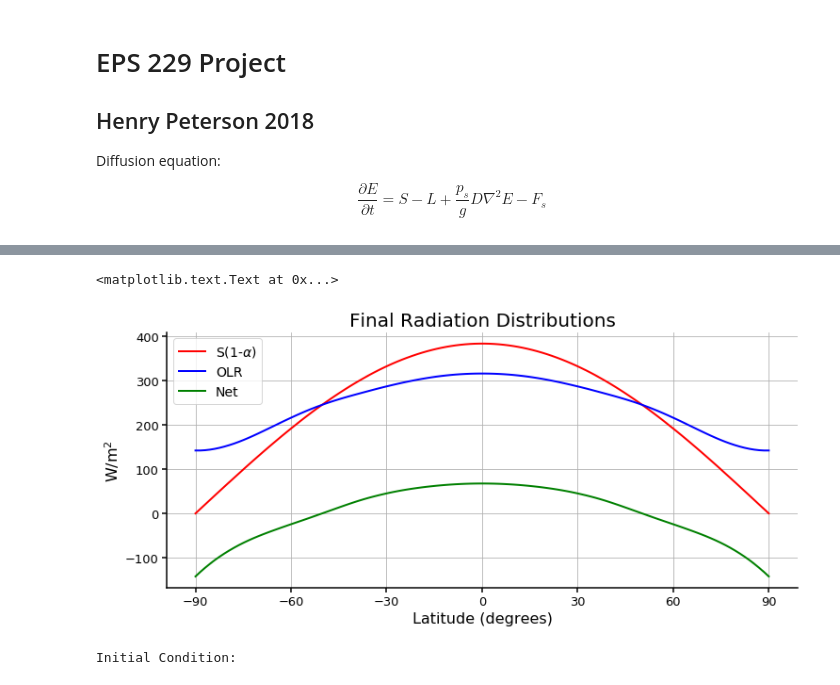
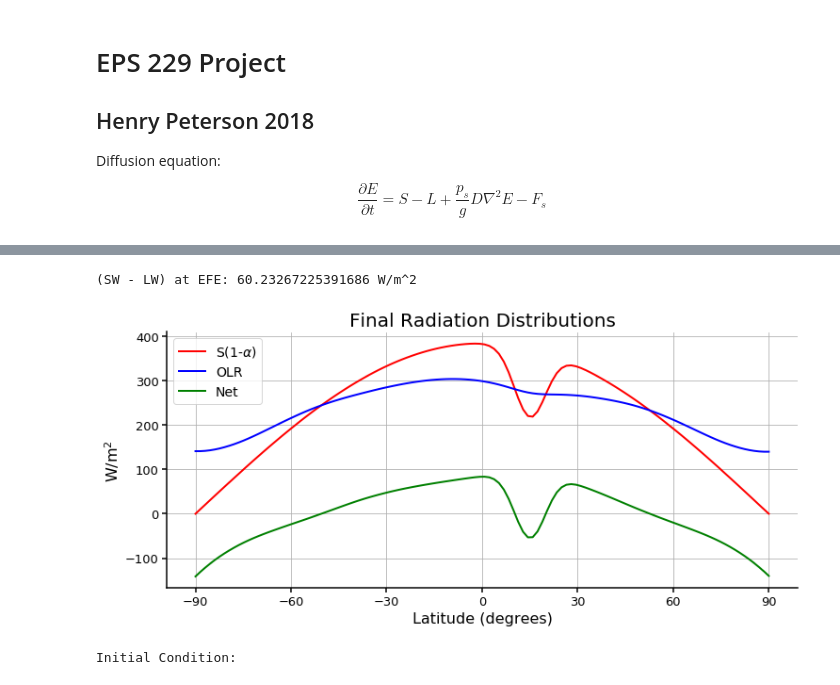
Before and after one commit to fagan2888/EBM, a Jupyter notebook: DiffusiveEBM.ipynb, the cells around one changed output, grey strips where cells are left out. Drawn from its saved outputs; the diff is of its cells as text; code cells hidden in the pictures.

```diff
--- a/DiffusiveEBM.ipynb
+++ b/DiffusiveEBM.ipynb
@@ -54,10 +54,10 @@ dtmax = 0.5*dy**2/D
 # dt = dtmax
 dt = 1.0 * dtmax
 # iters = 5e4
-iters = 1000
+iters = 1e3
 t_final = iters*dt
 # Nplot = 500
-Nplot = 100
+Nplot = 25
 frames = int(t_final / dt / Nplot)
 anim_length = 8000
 print("dtmax:      {:.2f} s / {:.4f} days".format(dtmax, dtmax/60/60/24))
@@ -100,12 +100,12 @@ elif insolation_type == 'perturbed':
     get_S_control = lambda lat: S0*np.cos(np.deg2rad(lat))/np.pi
     ############################################################################
     ###CHANGE VALS
-#     lat0 = 15; sigma = 4.94
-    lat0 = 60; sigma = 9.89
-    M = 5
+    lat0 = 15; sigma = 4.94
+#     lat0 = 60; sigma = 9.89
+#     M = 5
 #     M = 10
 #     M = 15
-#     M = 18
+    M = 18
     ###
     ############################################################################
     func = lambda y: 0.5 * np.exp(-(y - np.deg2rad(lat0))**2 / (2*np.deg2rad(sigma)**2)) * np.cos(y)
@@ -539,25 +543,29 @@ ITCZ = -0.25281
 # %%
 ################################################################################
 ### SHOW FINAL RADIATION DISTRIBUTIONS
 ################################################################################
 f, ax = plt.subplots(1, figsize=(12, 5))
 
 T_f = T_array[-1, :]
-
-ax.plot(lats, S*(1-alb), 'r', label='S(1-$\\alpha$)')
-ax.plot(lats, L(T_f), 'b', label='OLR')
-ax.plot(lats, S*(1-alb) - L(T_f), 'g', label='Net')
+alb_f = alb_array[-1, :]
+SW_f = S * (1 - alb_f)
+LW_f = L(T_f)
+ax.plot(lats, S_f, 'r', label='S(1-$\\alpha$)')
+ax.plot(lats, L_f, 'b', label='OLR')
+ax.plot(lats, S_f - L_f, 'g', label='Net')
 ax.set_xticks([-90, -60, -30, 0, 30, 60, 90])
 ax.grid()
 ax.legend(loc='upper left')
 ax.set_title("Final Radiation Distributions")
 ax.set_xlabel("Latitude (degrees)")
 ax.set_ylabel("W/m$^2$")
 
 # plt.savefig('final_radiation.png', dpi=200)
+
+print('(SW - LW) at EFE: {} W/m^2'.format(SW_f[max_index] - LW_f[max_index]))
 # %% [output]
-<matplotlib.text.Text at 0x...>
+(SW - LW) at EFE: 60.23267225391686 W/m^2
-[figure, old version]
+[figure, new version]
 # %%
 ################################################################################
 ### ANIMATION
```
Also changed, not shown: parts of 10 cells of this notebook, 6 other files.
